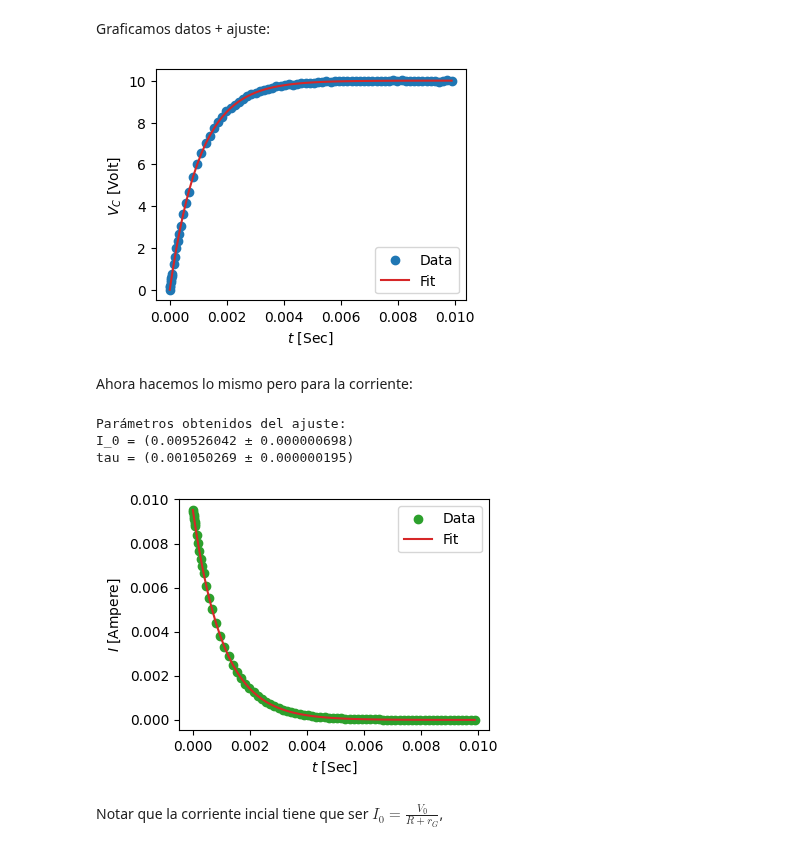
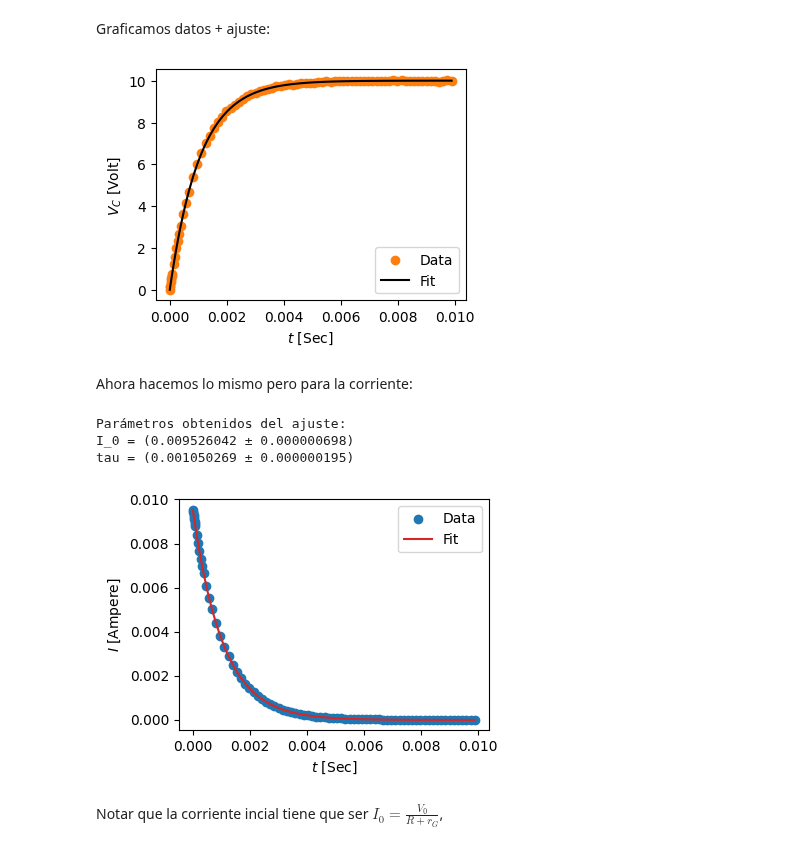
Before and after one commit to chacoma/LABO3_DF_UBA, a Jupyter notebook: Data_analisis/2.Analisis_Transitorio/1-Ajuste_RC/Ajuste_RC.ipynb, the cells around one changed output. Saved outputs shown, nothing was run; the diff lists cells and outputs as text; code cells hidden in the pictures.

```diff
--- a/Data_analisis/2.Analisis_Transitorio/1-Ajuste_RC/Ajuste_RC.ipynb
+++ b/Data_analisis/2.Analisis_Transitorio/1-Ajuste_RC/Ajuste_RC.ipynb
@@ -137,17 +143,17 @@ Graficamos datos + ajuste:
 # %%
 fig,ax = plt.subplots(figsize=(4,3))
 
-ax.scatter( t, VC ,label='Data')                                    # datos
+ax.scatter( t, VC ,label='Data', c='C1')                                    # datos
 
-ax.plot( t, modelo_Vc(t, V0, tau), c='C3', label='Fit' )       # modelo con parametros del ajuste
+ax.plot( t, modelo_Vc(t, V0, tau), c='black', label='Fit' )       # modelo con parametros del ajuste
 
 ax.set_xlabel("$t$ [Sec]")
 ax.set_ylabel("$V_C$ [Volt]")
 
 plt.legend(loc=4)
 plt.show()
 # %% [output]
-[figure, old version]
+[figure, new version]
 # %% [markdown]
 Ahora hacemos lo mismo pero para la corriente:
 # %%
@@ -184,7 +190,7 @@ print(f"tau = ({tau:.9f} ± {error_tau:.9f})")
 # Gráfico
 fig,ax = plt.subplots(figsize=(4,3))
 
-ax.scatter( t, I ,label='Data', c='C2')
+ax.scatter( t, I ,label='Data', c='C0')
 
 ax.plot( t, modelo_I(t, I0, tau), c='C3', label='Fit' )
 
@@ -196,7 +202,7 @@ plt.show()
 Parámetros obtenidos del ajuste:
 I_0 = (0.009526042 ± 0.000000698)
 tau = (0.001050269 ± 0.000000195)
-[figure, old version]
+[figure, new version]
 # %% [markdown]
 Notar que la corriente incial tiene que ser $I_0 = \frac{V_0}{R+r_G}$,
 # %%
```
Also changed, not shown: parts of 1 cell of this notebook.
